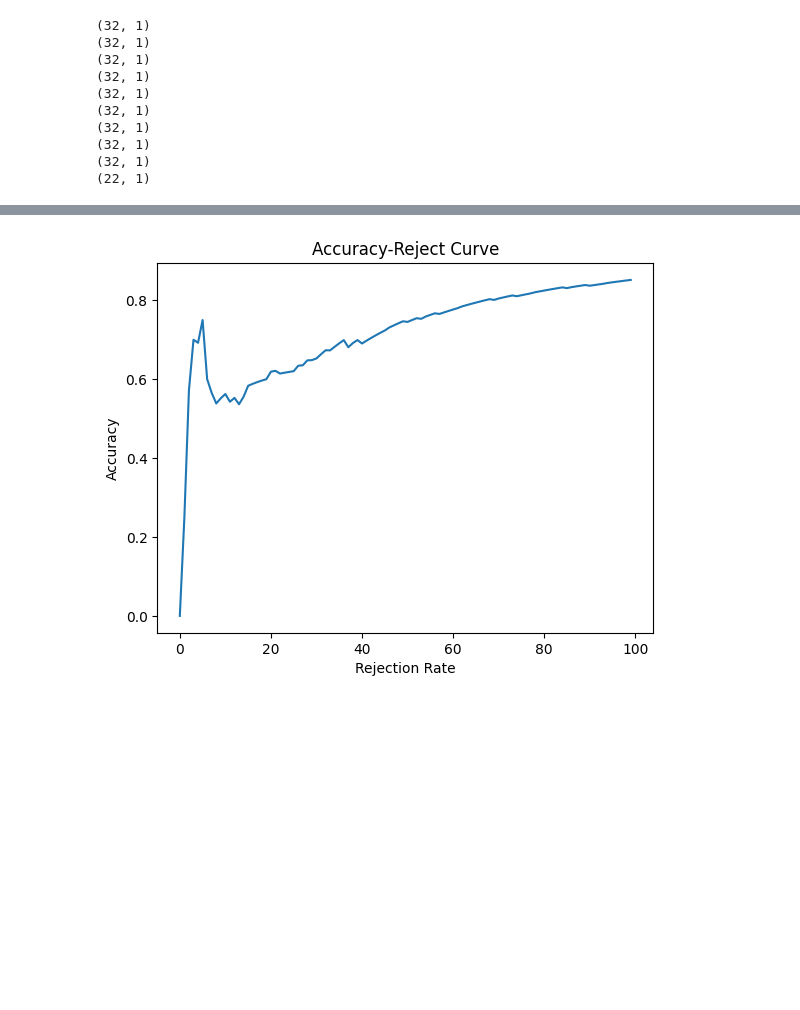
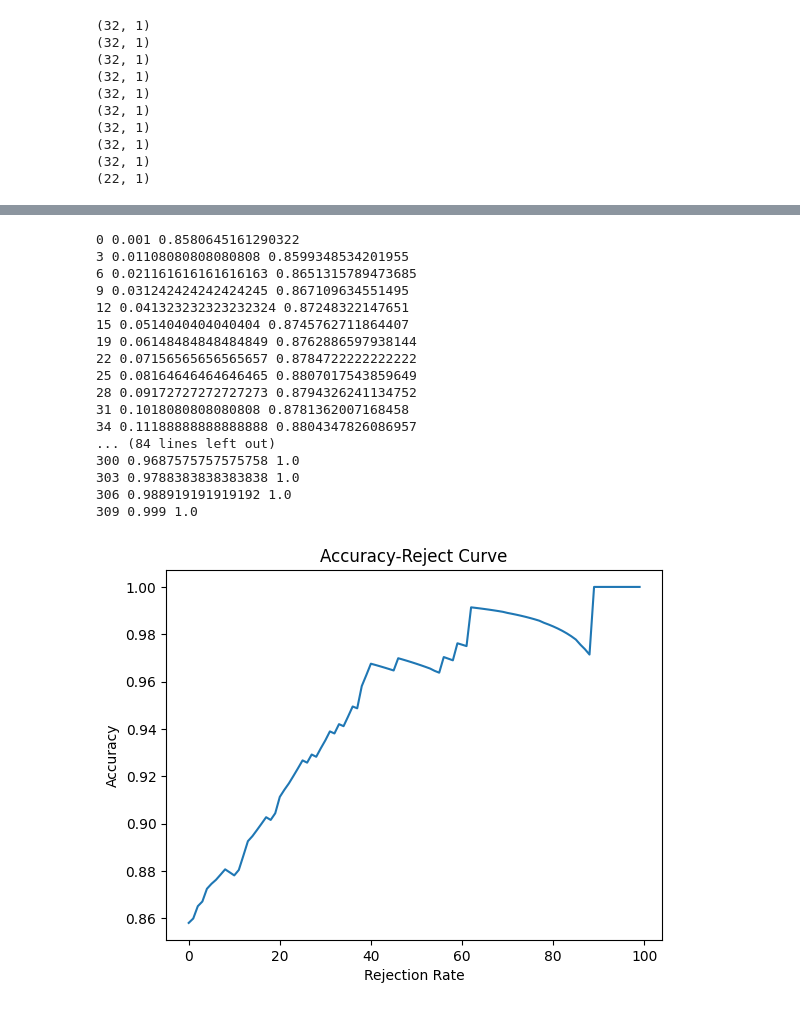
Before and after one commit to ikboljon/uncertainty_benchmark, a Jupyter notebook: experiments/notebooks/mcdropout.ipynb, the cells around one changed output, grey strips where cells are left out. Cells and saved outputs as stored; diff of their text form; code cells hidden in the pictures; blank space fills up the shorter version.

Commit message:
fixed acc/reject curve and added auc

```diff
--- a/experiments/notebooks/mcdropout.ipynb
+++ b/experiments/notebooks/mcdropout.ipynb
@@ -141,32 +188,52 @@ targets  = np.concatenate(targets, axis=0)
 # %%
 # Assuming predictions are the class with the highest mean probability
 predicted_classes = mc_mean.argmax(axis=1)
 predicted_class_uncertainty = mc_uncertainty[np.arange(len(mc_uncertainty)), predicted_classes]
 
 # Assuming test_labels is a list or array of the true labels
 test_labels = targets
 accuracies = []
-rejection_rates = np.linspace(0.999, 0.001, 100)
+rejection_rates = np.linspace(0.001, 0.999, 100)
 
 for rejection_rate in rejection_rates:
     num_reject = int(len(predicted_class_uncertainty) * rejection_rate)
-    indices_to_keep = np.argsort(predicted_class_uncertainty)[num_reject:]
+    sorted_indices = np.argsort(predicted_class_uncertainty).numpy()[::-1]
+
+    indices_to_keep = sorted_indices[num_reject:]
 
     selected_labels = test_labels[indices_to_keep]
-    selected_predictions = predicted_classes[indices_to_keep]
+    selected_predictions = predicted_classes.numpy()[indices_to_keep]
 
     accuracy = accuracy_score(selected_labels, selected_predictions)
+    print(num_reject, rejection_rate, accuracy)
 
     accuracies.append(accuracy)
 
 # Plotting the accuracy-reject curve
 plt.plot(accuracies)
 plt.xlabel('Rejection Rate')
 plt.ylabel('Accuracy')
 plt.title('Accuracy-Reject Curve')
 plt.show()
 # %% [output]
+0 0.001 0.8580645161290322
+3 0.01108080808080808 0.8599348534201955
+6 0.021161616161616163 0.8651315789473685
+9 0.031242424242424245 0.867109634551495
+12 0.041323232323232324 0.87248322147651
+15 0.0514040404040404 0.8745762711864407
+19 0.06148484848484849 0.8762886597938144
+22 0.07156565656565657 0.8784722222222222
+25 0.08164646464646465 0.8807017543859649
+28 0.09172727272727273 0.8794326241134752
+31 0.1018080808080808 0.8781362007168458
+34 0.11188888888888888 0.8804347826086957
+... (84 lines left out)
+300 0.9687575757575758 1.0
+303 0.9788383838383838 1.0
+306 0.988919191919192 1.0
+309 0.999 1.0
-[figure, old version]
+[figure, new version]
 # %%
 from sklearn.utils import resample
 
```
Also changed, not shown: parts of 10 cells of this notebook, 1 other file.
